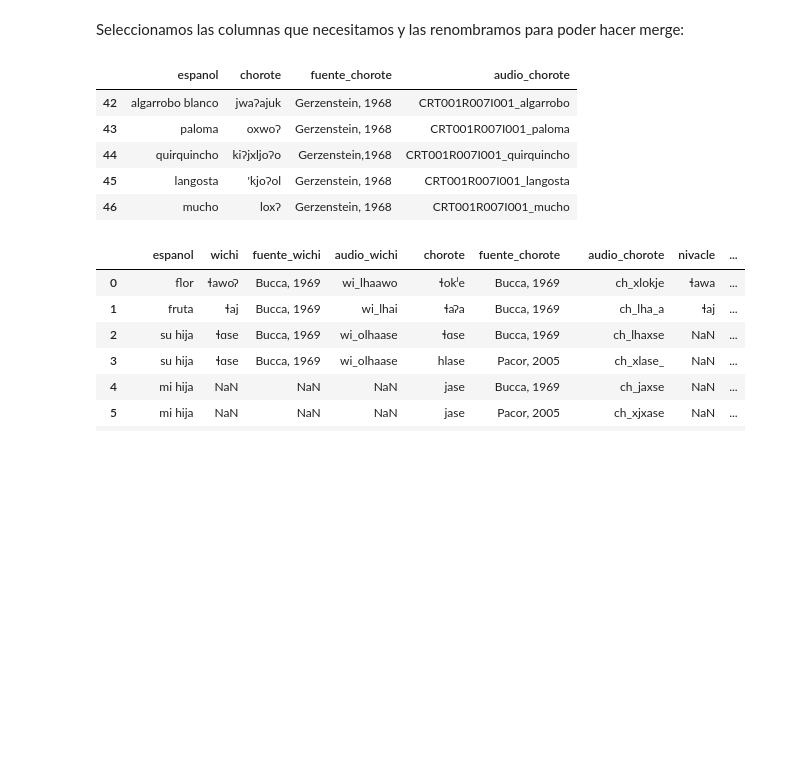
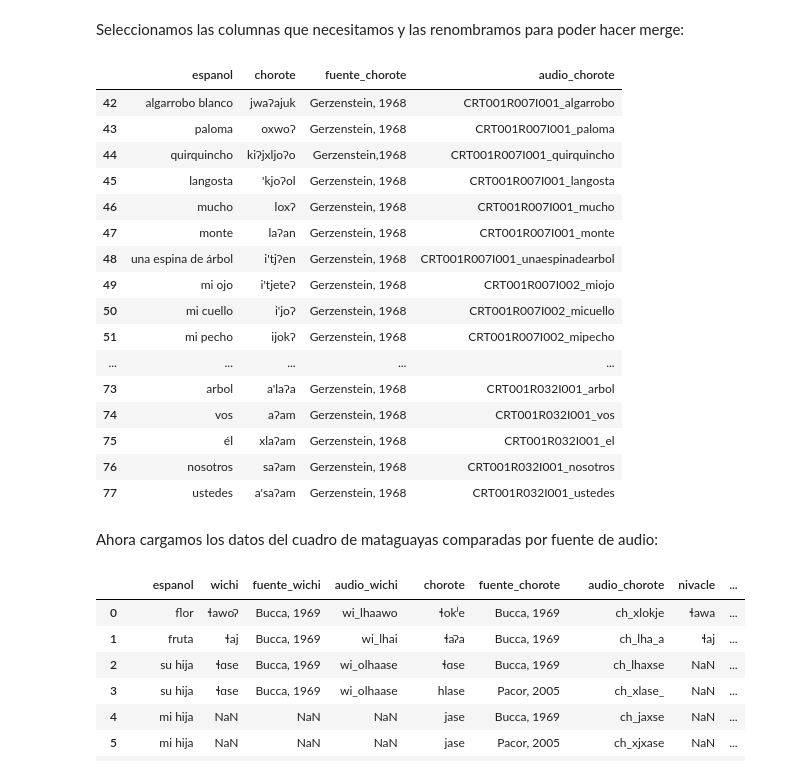
Before and after one commit to nidiah/PICT-2020, a Jupyter notebook: resultados-gh-2023-ago.ipynb, the cells around one changed output. Saved outputs shown, nothing was run; the diff lists cells and outputs as text; code cells hidden in the pictures; blank space fills up the shorter version.

Commit message:
merge mataguayas comparadas audio con nuevos audios maka

```diff
--- a/resultados-gh-2023-ago.ipynb
+++ b/resultados-gh-2023-ago.ipynb
@@ -330,12 +330,26 @@ Seleccionamos las columnas que necesitamos y las renombramos para poder hacer me
 nuevas_chorote = nuevas_chorote[['Español', 'Palabra','Cita Audio', 'Recorte']] ## Cambiaron el nombre de la columna 'Cita' por 'Cita Audio'
 nuevas_chorote = nuevas_chorote.rename(columns={"Español":"espanol", "Cita Audio":"fuente_chorote", "Palabra":"chorote", "Recorte":"audio_chorote"})
 # %%
-nuevas_chorote.head()
+## Mostramos las palabras chorte que vamos a agregar
+nuevas_chorote#.head()
 # %% [output]
 |  | espanol | chorote | fuente_chorote | audio_chorote |
 | 42 | algarrobo blanco | jwaɁajuk | Gerzenstein, 1968 | CRT001R007I001_algarrobo |
 | 43 | paloma | oxwoɁ | Gerzenstein, 1968 | CRT001R007I001_paloma |
 | 44 | quirquincho | kiɁjxljoɁo | Gerzenstein,1968 | CRT001R007I001_quirquincho |
 | 45 | langosta | 'kjoɁol | Gerzenstein, 1968 | CRT001R007I001_langosta |
 | 46 | mucho | loxɁ | Gerzenstein, 1968 | CRT001R007I001_mucho |
+| 47 | monte | laɁan | Gerzenstein, 1968 | CRT001R007I001_monte |
+| 48 | una espina de árbol | i'tjɁen | Gerzenstein, 1968 | CRT001R007I001_unaespinadearbol |
+| 49 | mi ojo | i'tjeteɁ | Gerzenstein, 1968 | CRT001R007I002_miojo |
+| 50 | mi cuello | i'joɁ | Gerzenstein, 1968 | CRT001R007I002_micuello |
+| 51 | mi pecho | ijokɁ | Gerzenstein, 1968 | CRT001R007I002_mipecho |
+| ... | ... | ... | ... | ... |
+| 73 | arbol | a'laɁa | Gerzenstein, 1968 | CRT001R032I001_arbol |
+| 74 | vos | aɁam | Gerzenstein, 1968 | CRT001R032I001_vos |
+| 75 | él | xlaɁam | Gerzenstein, 1968 | CRT001R032I001_el |
+| 76 | nosotros | saɁam | Gerzenstein, 1968 | CRT001R032I001_nosotros |
+| 77 | ustedes | a'saɁam | Gerzenstein, 1968 | CRT001R032I001_ustedes |
+# %% [markdown]
+Ahora cargamos los datos del cuadro de mataguayas comparadas por fuente de audio:
 # %%
```
Also changed, not shown: parts of 25 cells of this notebook.
